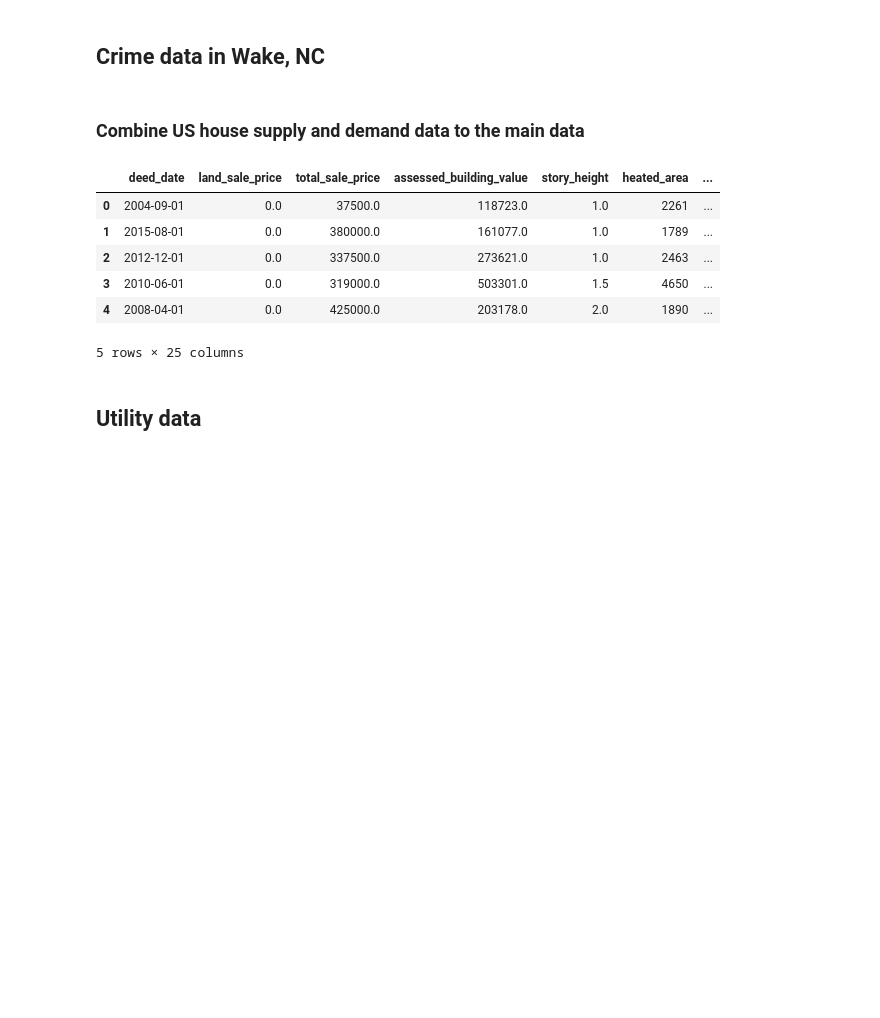
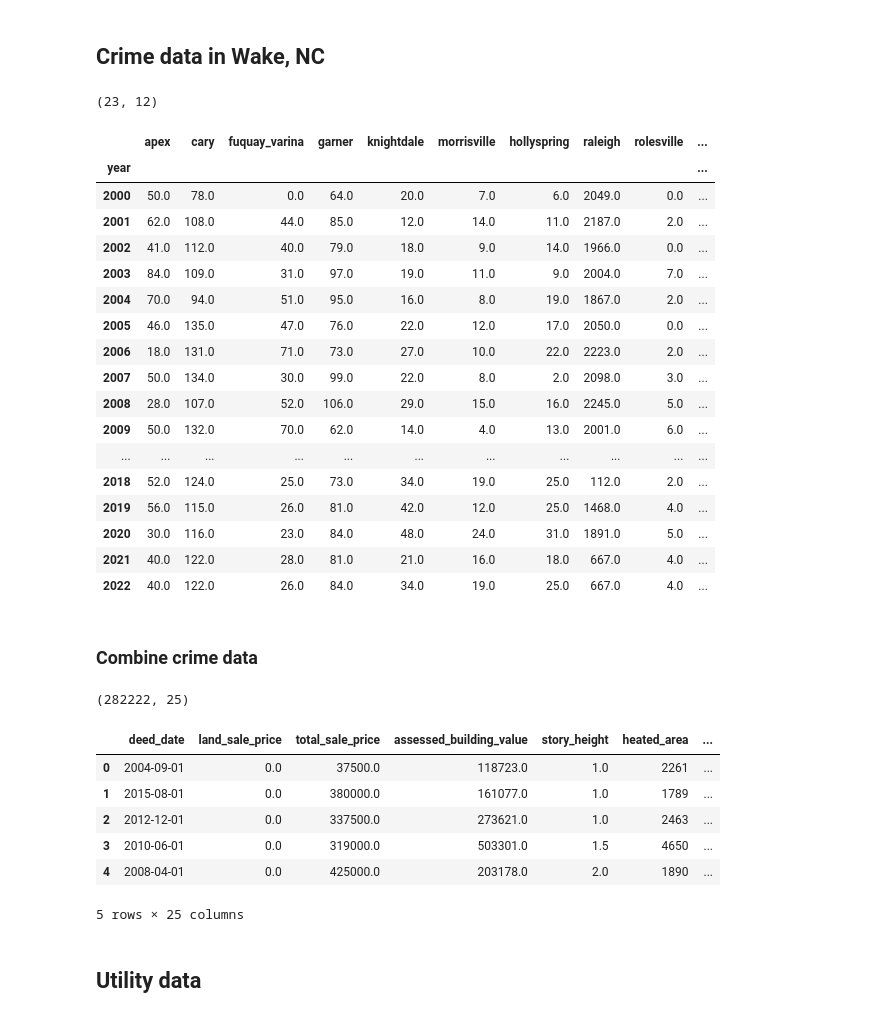
Before and after one commit to alisongh/SIADS-696-Milestone-II, a Jupyter notebook: house_summary.ipynb, the cells around one changed output. Saved outputs shown, nothing was run; the diff lists cells and outputs as text; code cells hidden in the pictures; blank space fills up the shorter version.

Commit message:
filled up missing value of crime data

```diff
--- a/house_summary.ipynb
+++ b/house_summary.ipynb
@@ -760,22 +770,46 @@ zenbulon.reset_index(inplace=True, drop=True)
 # %%
 # Merge all crime datasets
 merge_on = 'year'
 crime_1 = pd.merge(apex, cary, on=merge_on)
 crime_2 = pd.merge(crime_1, fuquay_varina, on=merge_on)
 crime_3 = pd.merge(crime_2, garner, on=merge_on)
 crime_4 = pd.merge(crime_3, knightdale, on=merge_on)
 crime_5 = pd.merge(crime_4, morrisville, on=merge_on)
 crime_6 = pd.merge(crime_5, hollyspring, on=merge_on)
 crime_7 = pd.merge(crime_6, raleigh, on=merge_on)
 crime_8 = pd.merge(crime_7, rolesville, on=merge_on)
 crime_9 = pd.merge(crime_8, wake_forest, on=merge_on)
 crime_10 = pd.merge(crime_9, wendell, on=merge_on)
 crime_final = pd.merge(crime_10, zenbulon, on=merge_on)
 crime_final['year'] = pd.to_datetime(crime_final['year'], format='%Y')
 crime_final['year'] = crime_final['year'].dt.year
 crime_final.set_index('year', inplace=True)
+
+# fill in missing values for 2021 and 2022
+crime_final.loc['2021'] = crime_final.iloc[15:20, :].median(axis=0)
+crime_final.loc['2022'] = crime_final.iloc[16:21, :].median(axis=0)
+
 # uncomment below to save the dataset as a csv file
 # crime_final.to_csv('assets/crime_final.csv', index=False)
+print(crime_final.shape)
 # crime_final
+# %% [output]
+(23, 12)
+|  | apex | cary | fuquay_varina | garner | knightdale | morrisville | hollyspring | raleigh | rolesville | ... |
+| year |  |  |  |  |  |  |  |  |  | ... |
+| 2000 | 50.0 | 78.0 | 0.0 | 64.0 | 20.0 | 7.0 | 6.0 | 2049.0 | 0.0 | ... |
+| 2001 | 62.0 | 108.0 | 44.0 | 85.0 | 12.0 | 14.0 | 11.0 | 2187.0 | 2.0 | ... |
+| 2002 | 41.0 | 112.0 | 40.0 | 79.0 | 18.0 | 9.0 | 14.0 | 1966.0 | 0.0 | ... |
+| 2003 | 84.0 | 109.0 | 31.0 | 97.0 | 19.0 | 11.0 | 9.0 | 2004.0 | 7.0 | ... |
+| 2004 | 70.0 | 94.0 | 51.0 | 95.0 | 16.0 | 8.0 | 19.0 | 1867.0 | 2.0 | ... |
+| 2005 | 46.0 | 135.0 | 47.0 | 76.0 | 22.0 | 12.0 | 17.0 | 2050.0 | 0.0 | ... |
+| 2006 | 18.0 | 131.0 | 71.0 | 73.0 | 27.0 | 10.0 | 22.0 | 2223.0 | 2.0 | ... |
+| 2007 | 50.0 | 134.0 | 30.0 | 99.0 | 22.0 | 8.0 | 2.0 | 2098.0 | 3.0 | ... |
+| 2008 | 28.0 | 107.0 | 52.0 | 106.0 | 29.0 | 15.0 | 16.0 | 2245.0 | 5.0 | ... |
+| 2009 | 50.0 | 132.0 | 70.0 | 62.0 | 14.0 | 4.0 | 13.0 | 2001.0 | 6.0 | ... |
+| ... | ... | ... | ... | ... | ... | ... | ... | ... | ... | ... |
+| 2018 | 52.0 | 124.0 | 25.0 | 73.0 | 34.0 | 19.0 | 25.0 | 112.0 | 2.0 | ... |
+| 2019 | 56.0 | 115.0 | 26.0 | 81.0 | 42.0 | 12.0 | 25.0 | 1468.0 | 4.0 | ... |
+| 2020 | 30.0 | 116.0 | 23.0 | 84.0 | 48.0 | 24.0 | 31.0 | 1891.0 | 5.0 | ... |
+| 2021 | 40.0 | 122.0 | 28.0 | 81.0 | 21.0 | 16.0 | 18.0 | 667.0 | 4.0 | ... |
+| 2022 | 40.0 | 122.0 | 26.0 | 84.0 | 34.0 | 19.0 | 25.0 | 667.0 | 4.0 | ... |
-# %% [markdown]
-### Combine US house supply and demand data to the main data
@@ -790,3 +816,5 @@ updated_house_df.drop(columns=['year', 'date_x', 'date_y'], inplace=True)
+# %% [markdown]
+### Combine crime data
 # %%
 updated_house_df.loc[updated_house_df['physical_city'] == 'wake forest', 'physical_city'] = 'wake_forest'
 updated_house_df.loc[updated_house_df['physical_city'] == 'fuquay varina', 'physical_city'] = 'fuquay_varina'
@@ -809,15 +837,18 @@ for i in range(len(apex)):
     updated_house_df.loc[(updated_house_df['physical_city'] == 'wake_forest') & (updated_house_df['year'] == wake_forest.iloc[i, 0]), 'crime'] = wake_forest.iloc[i, 1]
     updated_house_df.loc[(updated_house_df['physical_city'] == 'wendell') & (updated_house_df['year'] == wendell.iloc[i, 0]), 'crime'] = wendell.iloc[i, 1]
     updated_house_df.loc[(updated_house_df['physical_city'] == 'zebulon') & (updated_house_df['year'] == zenbulon.iloc[i, 0]), 'crime'] = zenbulon.iloc[i, 1]
+
+print(updated_house_df.shape)
 updated_house_df.head()
 # %% [output]
+(282222, 25)
 |  | deed_date | land_sale_price | total_sale_price | assessed_building_value | story_height | heated_area | ... |
 | 0 | 2004-09-01 | 0.0 | 37500.0 | 118723.0 | 1.0 | 2261 | ... |
 | 1 | 2015-08-01 | 0.0 | 380000.0 | 161077.0 | 1.0 | 1789 | ... |
 | 2 | 2012-12-01 | 0.0 | 337500.0 | 273621.0 | 1.0 | 2463 | ... |
 | 3 | 2010-06-01 | 0.0 | 319000.0 | 503301.0 | 1.5 | 4650 | ... |
 | 4 | 2008-04-01 | 0.0 | 425000.0 | 203178.0 | 2.0 | 1890 | ... |
-5 rows × 25 columns
+5 rows × 25 columns
 # %% [markdown]
 ## Utility data
 # %%
```
Also changed, not shown: parts of 4 cells of this notebook.
